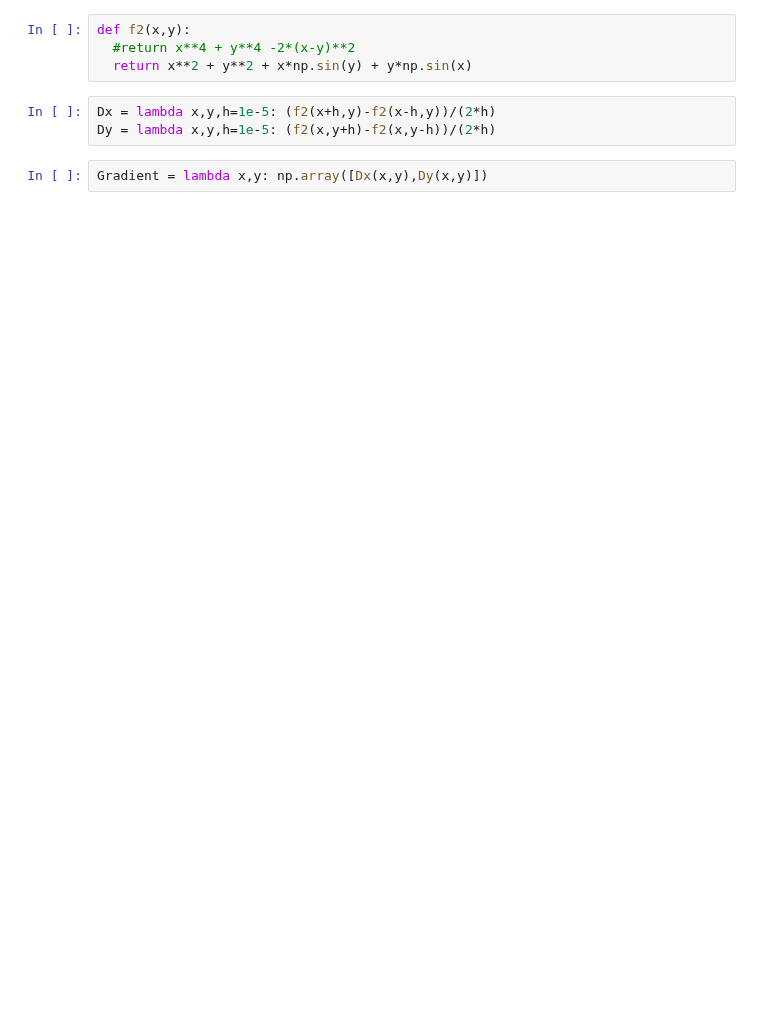
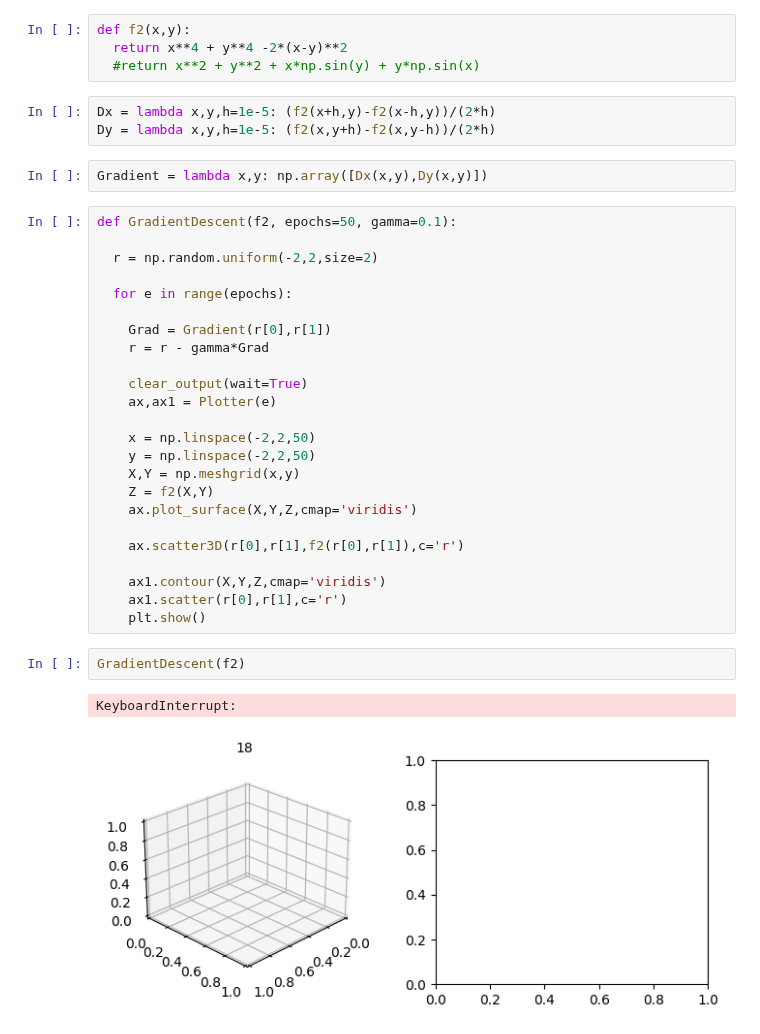
Before and after one commit to asegura4488/MetodosComputacionales1, a Jupyter notebook: Semana6/Descenso2D.ipynb, the cells around one changed output. Drawn from its saved outputs; the diff is of its cells as text; blank space fills up the shorter version.

```diff
--- a/Semana6/Descenso2D.ipynb
+++ b/Semana6/Descenso2D.ipynb
@@ -25,9 +31,38 @@ ax,_ = Plotter(0)
 # %%
 def f2(x,y):
-  #return x**4 + y**4 -2*(x-y)**2
-  return x**2 + y**2 + x*np.sin(y) + y*np.sin(x)
+  return x**4 + y**4 -2*(x-y)**2
+  #return x**2 + y**2 + x*np.sin(y) + y*np.sin(x)
 # %%
 Dx = lambda x,y,h=1e-5: (f2(x+h,y)-f2(x-h,y))/(2*h)
 Dy = lambda x,y,h=1e-5: (f2(x,y+h)-f2(x,y-h))/(2*h)
 # %%
 Gradient = lambda x,y: np.array([Dx(x,y),Dy(x,y)])
+# %%
+def GradientDescent(f2, epochs=50, gamma=0.1):
+
+  r = np.random.uniform(-2,2,size=2)
+
+  for e in range(epochs):
+
+    Grad = Gradient(r[0],r[1])
+    r = r - gamma*Grad
+
+    clear_output(wait=True)
+    ax,ax1 = Plotter(e)
+
+    x = np.linspace(-2,2,50)
+    y = np.linspace(-2,2,50)
+    X,Y = np.meshgrid(x,y)
+    Z = f2(X,Y)
+    ax.plot_surface(X,Y,Z,cmap='viridis')
+
+    ax.scatter3D(r[0],r[1],f2(r[0],r[1]),c='r')
+
+    ax1.contour(X,Y,Z,cmap='viridis')
+    ax1.scatter(r[0],r[1],c='r')
+    plt.show()
+# %%
+GradientDescent(f2)
+# %% [output]
+KeyboardInterrupt:
+[figure, added]
```
Also changed, not shown: parts of 2 cells of this notebook.
